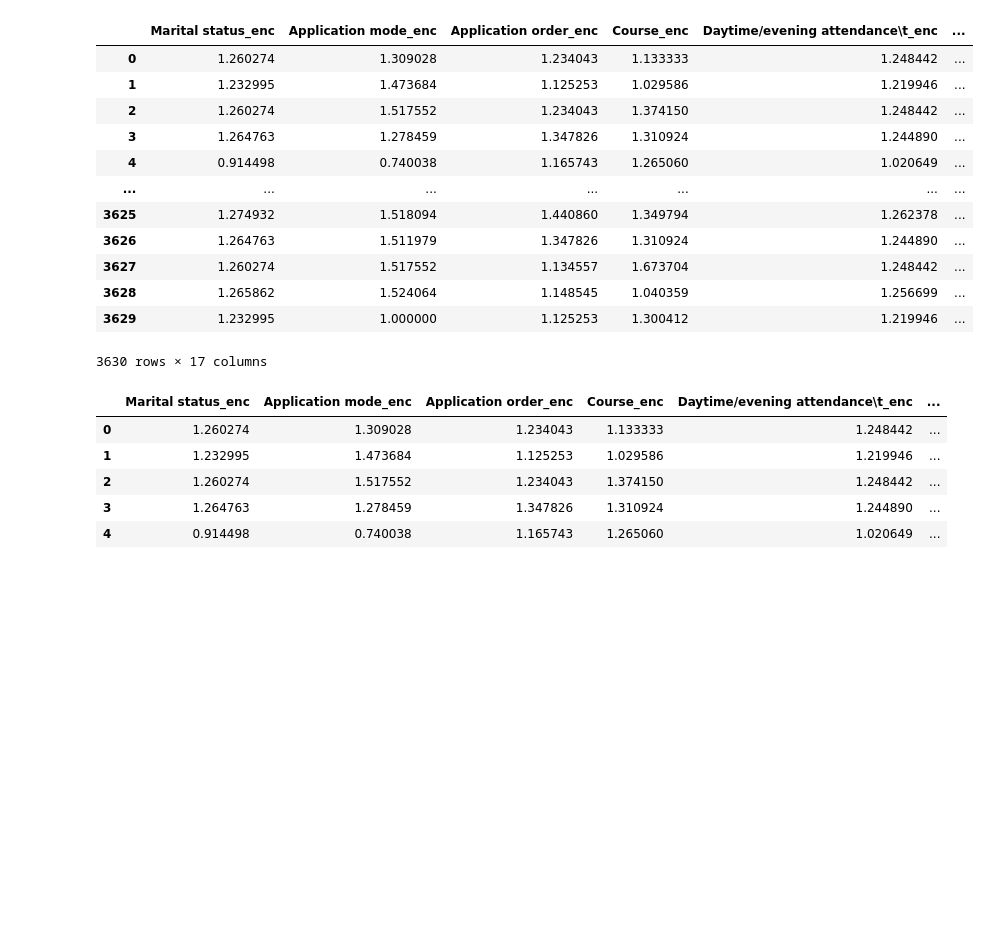
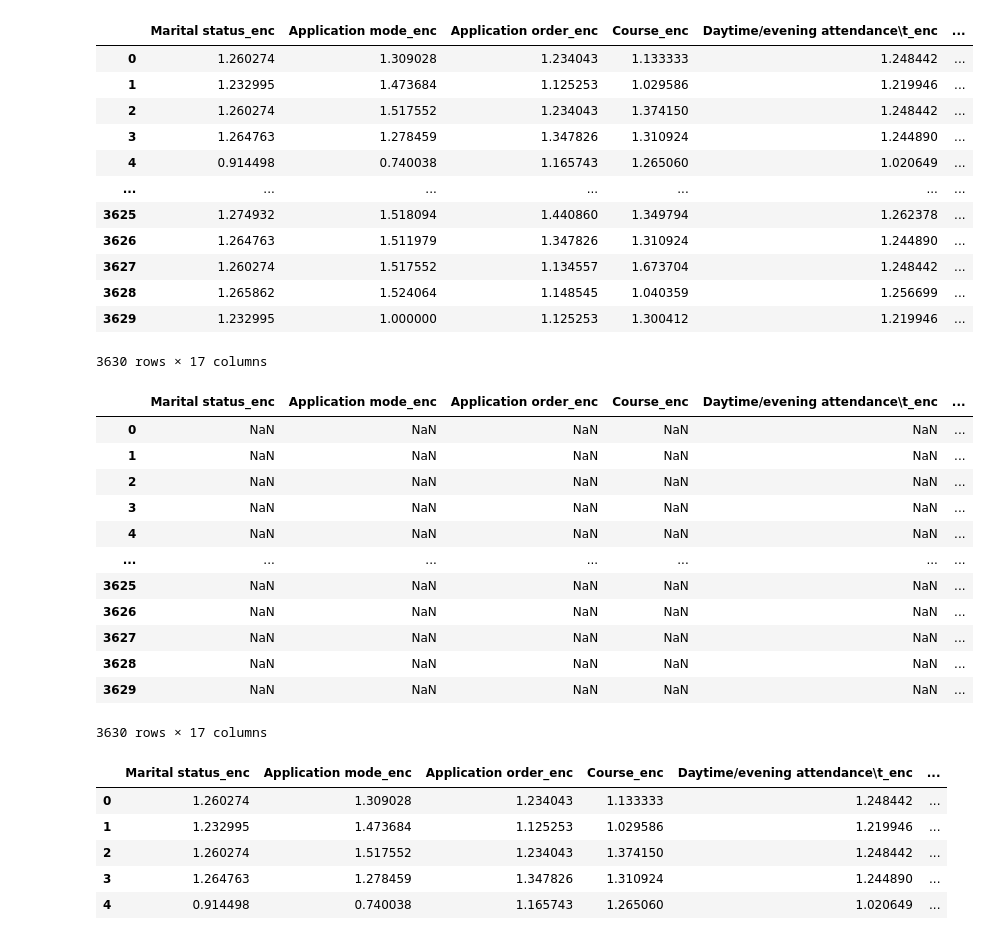
Before and after one commit to bktakacs/Student-Academic-Outcome-Prediction-Capstone, a Jupyter notebook: pre_processing_c2.ipynb, the cells around one changed output. Drawn from its saved outputs; the diff is of its cells as text; code cells hidden in the pictures; blank space fills up the shorter version.

```diff
--- a/pre_processing_c2.ipynb
+++ b/pre_processing_c2.ipynb
@@ -240,6 +240,22 @@ encoded_df
 | 3628 | 1.265862 | 1.524064 | 1.148545 | 1.040359 | 1.256699 | ... |
 | 3629 | 1.232995 | 1.000000 | 1.125253 | 1.300412 | 1.219946 | ... |
 3630 rows × 17 columns
+# %%
+encoded_df[encoded_df.isna()]
+# %% [output]
+|  | Marital status_enc | Application mode_enc | Application order_enc | Course_enc | Daytime/evening attendance\t_enc | ... |
+| 0 | NaN | NaN | NaN | NaN | NaN | ... |
+| 1 | NaN | NaN | NaN | NaN | NaN | ... |
+| 2 | NaN | NaN | NaN | NaN | NaN | ... |
+| 3 | NaN | NaN | NaN | NaN | NaN | ... |
+| 4 | NaN | NaN | NaN | NaN | NaN | ... |
+| ... | ... | ... | ... | ... | ... | ... |
+| 3625 | NaN | NaN | NaN | NaN | NaN | ... |
+| 3626 | NaN | NaN | NaN | NaN | NaN | ... |
+| 3627 | NaN | NaN | NaN | NaN | NaN | ... |
+| 3628 | NaN | NaN | NaN | NaN | NaN | ... |
+| 3629 | NaN | NaN | NaN | NaN | NaN | ... |
+3630 rows × 17 columns
 # %%
 df_features = pd.concat([encoded_df, scaled_df], axis=1)
 df_features.head()
```
Also changed, not shown: parts of 1 cell of this notebook.
